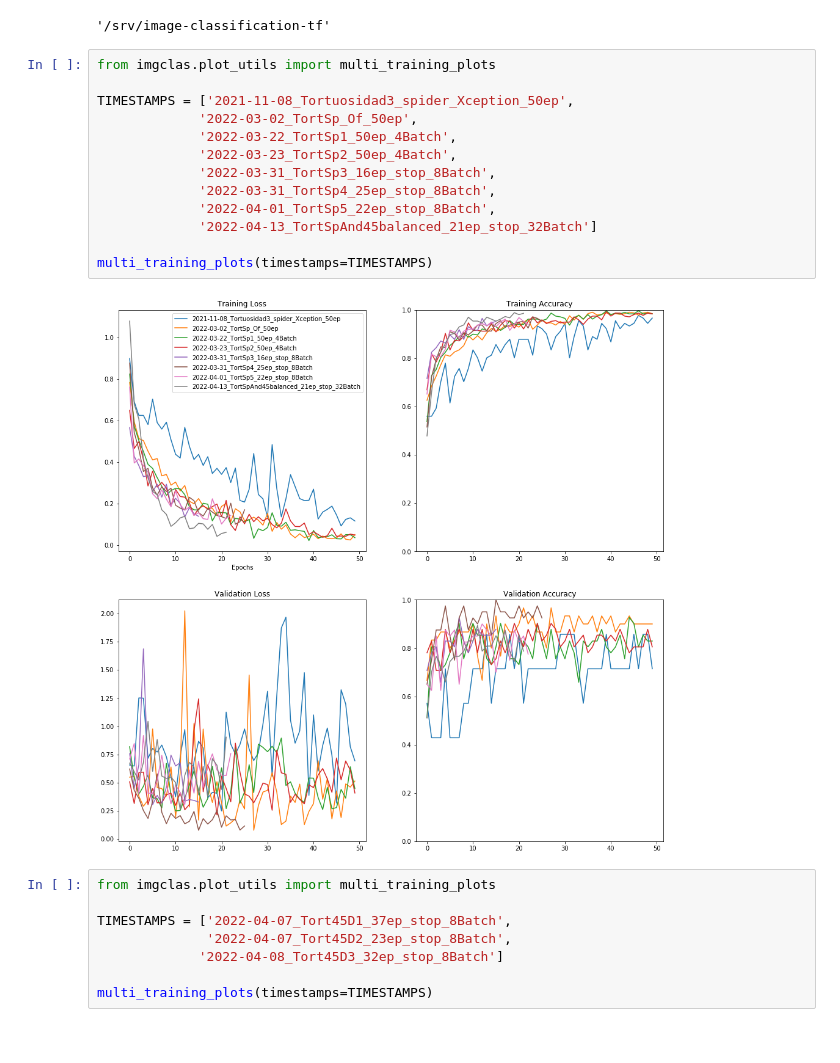
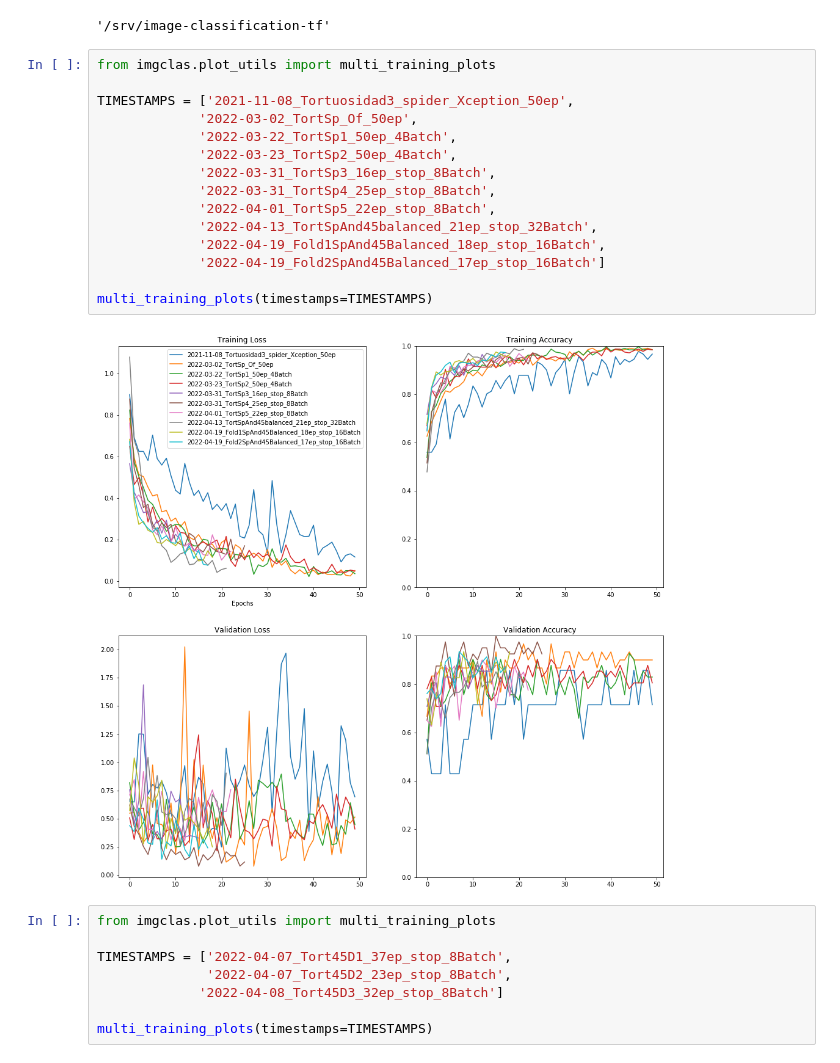
Before and after one commit to MiriamCobo/CoronaryArteries, a Jupyter notebook: notebooks/2.0-Model_training.ipynb, the cells around one changed output. Drawn from its saved outputs; the diff is of its cells as text.

```diff
--- a/notebooks/2.0-Model_training.ipynb
+++ b/notebooks/2.0-Model_training.ipynb
@@ -103,18 +103,20 @@ pwd
 # %%
 from imgclas.plot_utils import multi_training_plots
 
 TIMESTAMPS = ['2021-11-08_Tortuosidad3_spider_Xception_50ep',
              '2022-03-02_TortSp_Of_50ep',
              '2022-03-22_TortSp1_50ep_4Batch',
              '2022-03-23_TortSp2_50ep_4Batch',
              '2022-03-31_TortSp3_16ep_stop_8Batch',
              '2022-03-31_TortSp4_25ep_stop_8Batch',
              '2022-04-01_TortSp5_22ep_stop_8Batch',
-             '2022-04-13_TortSpAnd45balanced_21ep_stop_32Batch']
+             '2022-04-13_TortSpAnd45balanced_21ep_stop_32Batch',
+             '2022-04-19_Fold1SpAnd45Balanced_18ep_stop_16Batch',
+             '2022-04-19_Fold2SpAnd45Balanced_17ep_stop_16Batch']
 
 multi_training_plots(timestamps=TIMESTAMPS)
 # %% [output]
-[figure, old version]
+[figure, new version]
 # %%
 from imgclas.plot_utils import multi_training_plots
 
```
Also changed, not shown: parts of 5 cells of this notebook, 3 other files.
